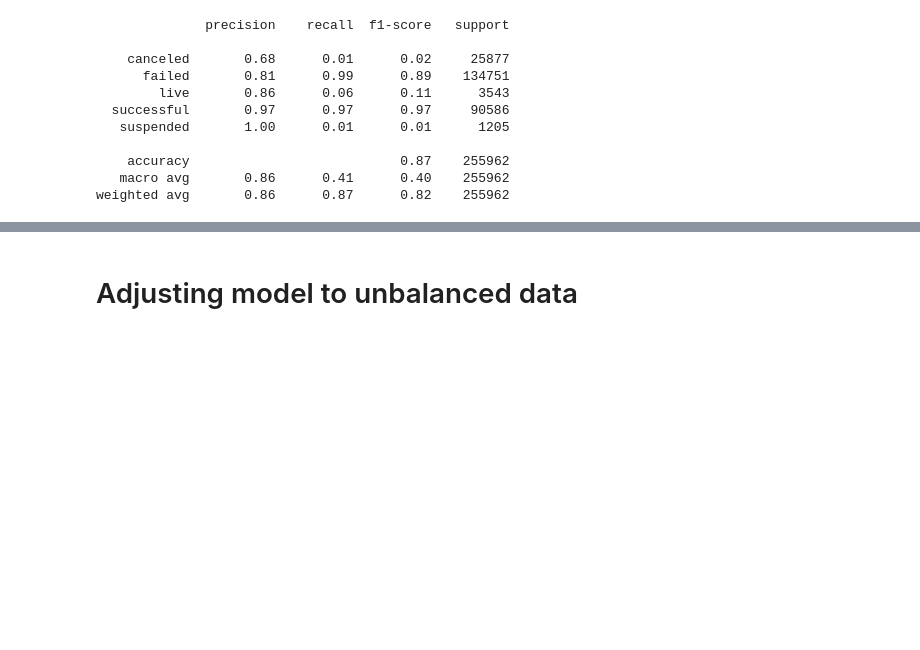
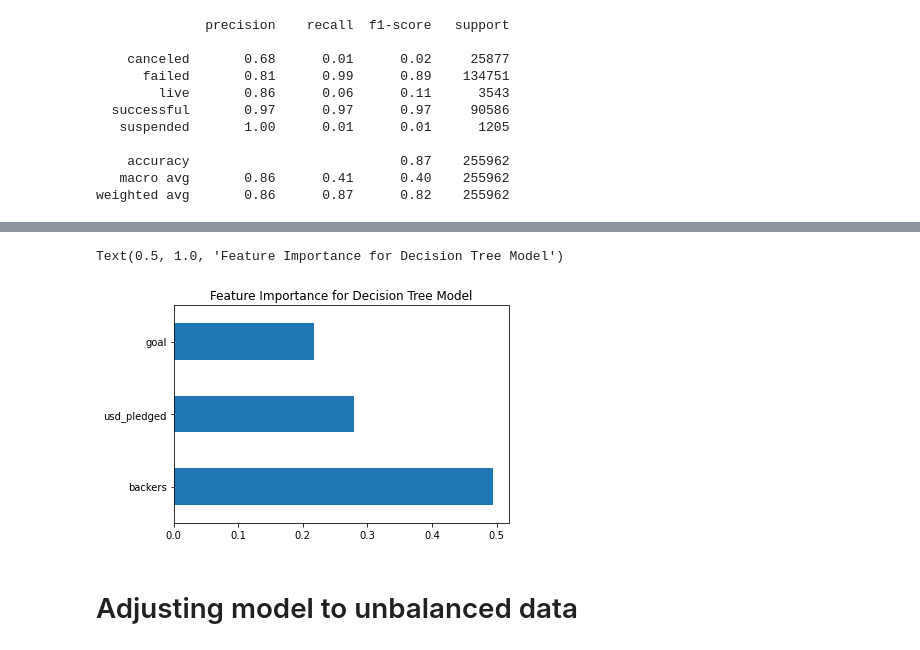
Before and after one commit to belindaleebl/kickstarter, a Jupyter notebook: 03.preprocessing-modeling-metrics.ipynb, the cells around one changed output, grey strips where cells are left out. Drawn from its saved outputs; the diff is of its cells as text; code cells hidden in the pictures; blank space fills up the shorter version.

```diff
--- a/03.preprocessing-modeling-metrics.ipynb
+++ b/03.preprocessing-modeling-metrics.ipynb
@@ -121,3 +131,14 @@ weighted avg       0.86      0.87      0.82    255962
+# %%
+#let's separate the top 3 and plot those in terms of feature importance
+importances = pd.Series(importances, index=X_test.columns)
+importances.nlargest(3).plot(kind = 'barh')
+plt.title('Feature Importance for Decision Tree Model')
+
+# very clear here that the number of backers, usd_pledged amount, and the goal amount are the influencers of the model.
+# our initial hypothesis that the main category, or even total days of project might have influence is proved false.
+# %% [output]
+Text(0.5, 1.0, 'Feature Importance for Decision Tree Model')
+[figure, added]
 # %% [markdown]
 # Adjusting model to unbalanced data
 # %%
```
Also changed, not shown: parts of 14 cells of this notebook.
